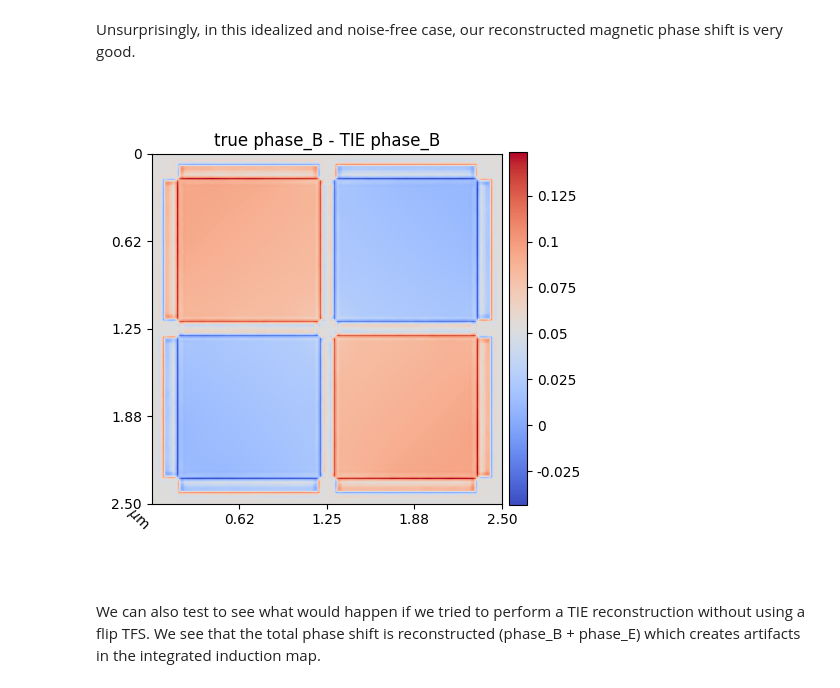
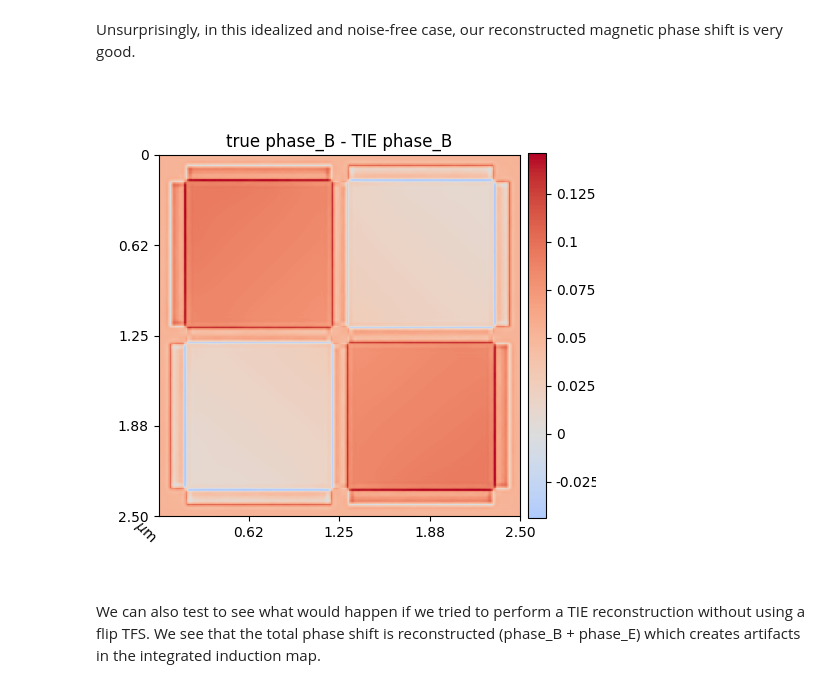
Before and after one commit to PyLorentz/PyLorentz, a Jupyter notebook: Examples/02_SIM_demo.ipynb, the cells around one changed output. Cells and saved outputs as stored; diff of their text form; code cells hidden in the pictures.

Commit message:
fixing minor bugs in example notebooks, adding cmap_midpoint kwarg to show_im

```diff
--- a/Examples/02_SIM_demo.ipynb
+++ b/Examples/02_SIM_demo.ipynb
@@ -139,9 +143,15 @@ Reconstructing with two TFS flip/unflip to separate phase_B and phase_E
 # %% [markdown]
 Unsurprisingly, in this idealized and noise-free case, our reconstructed magnetic phase shift is very good.
 # %%
-show_im(simulator.phase_B- tie.phase_B, title="true phase_B - TIE phase_B", scale=tie.scale, cmap='diverging')
+show_im(
+    simulator.phase_B - tie.phase_B,
+    title="true phase_B - TIE phase_B",
+    scale=tie.scale,
+    cmap="diverging",
+    cmap_midpoint=0,
+)
 # %% [output]
-[figure, old version]
+[figure, new version]
 # %% [markdown]
 We can also test to see what would happen if we tried to perform a TIE reconstruction without using a flip TFS. We see that the total phase shift is reconstructed (phase_B + phase_E) which creates artifacts in the integrated induction map.
 # %%
```
Also changed, not shown: parts of 8 cells of this notebook, 2 other files.
